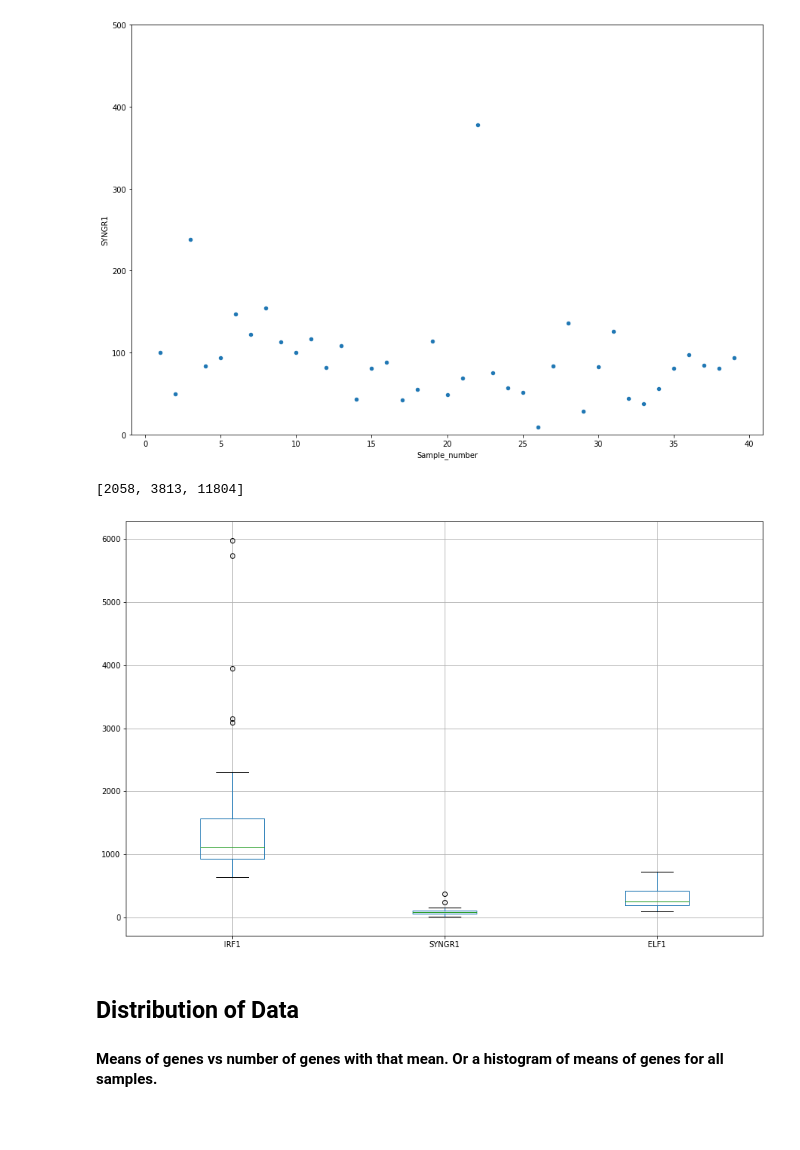
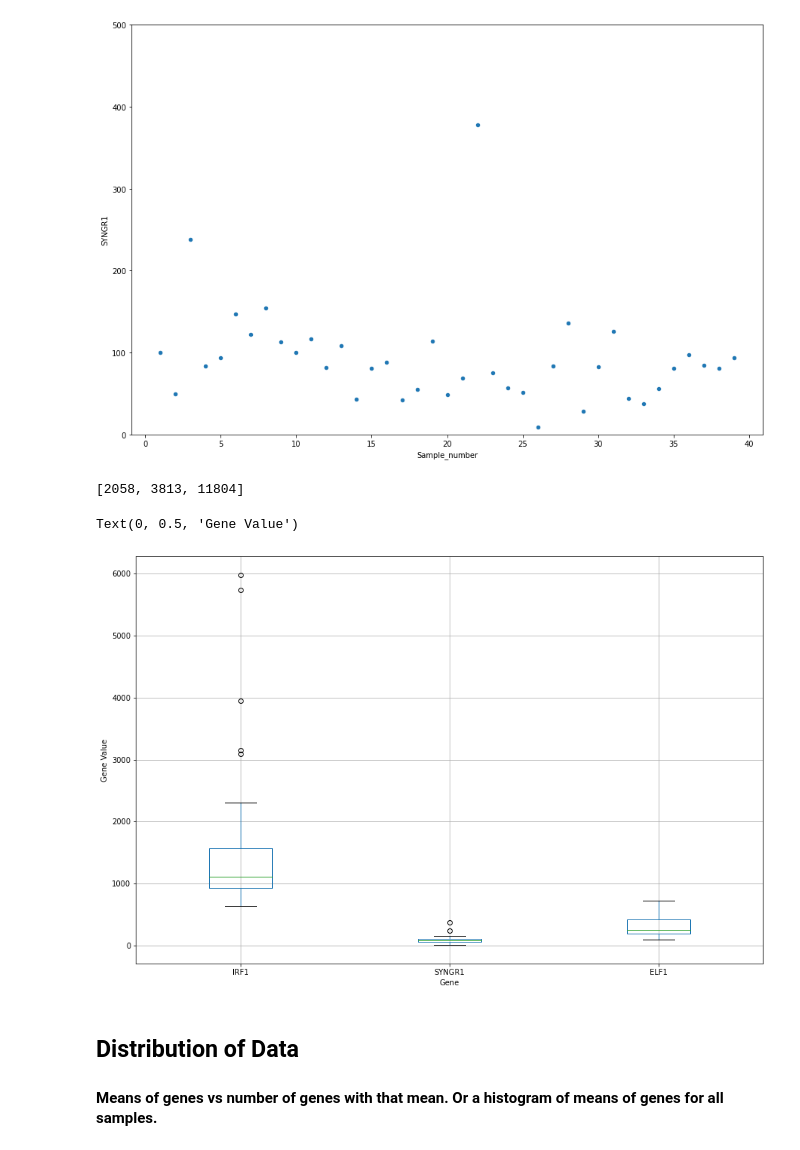
Before and after one commit to Nikunj-Gupta/Gene-Regulatory-Network-inference-in-Autoimmune-Diseases, a Jupyter notebook: plots_GSE10325.ipynb, the cells around one changed output. Cells and saved outputs as stored; diff of their text form; code cells hidden in the pictures; blank space fills up the shorter version.

```diff
--- a/plots_GSE10325.ipynb
+++ b/plots_GSE10325.ipynb
@@ -111,17 +111,20 @@ print(df.columns[0])
 # %%
 """
 Box plot
 """
 
 df = raw_expre[(raw_expre['Unnamed: 0']==syngr1) | (raw_expre['Unnamed: 0']==elf1) | (raw_expre['Unnamed: 0']==irf1)]
 df = df.T.drop(['Unnamed: 0'])
 df=df.astype(float)
 
 df.boxplot(column=(list(df.columns))).set_xticklabels(['IRF1', 'SYNGR1', 'ELF1'])
 print(list(df.columns))
+plt.xlabel("Gene")
+plt.ylabel("Gene Value")
 # %% [output]
 [2058, 3813, 11804]
+Text(0, 0.5, 'Gene Value')
-[figure, old version]
+[figure, new version]
 # %% [markdown]
 ## Distribution of Data
 
```
Also changed, not shown: parts of 13 cells of this notebook, 2 other files.
